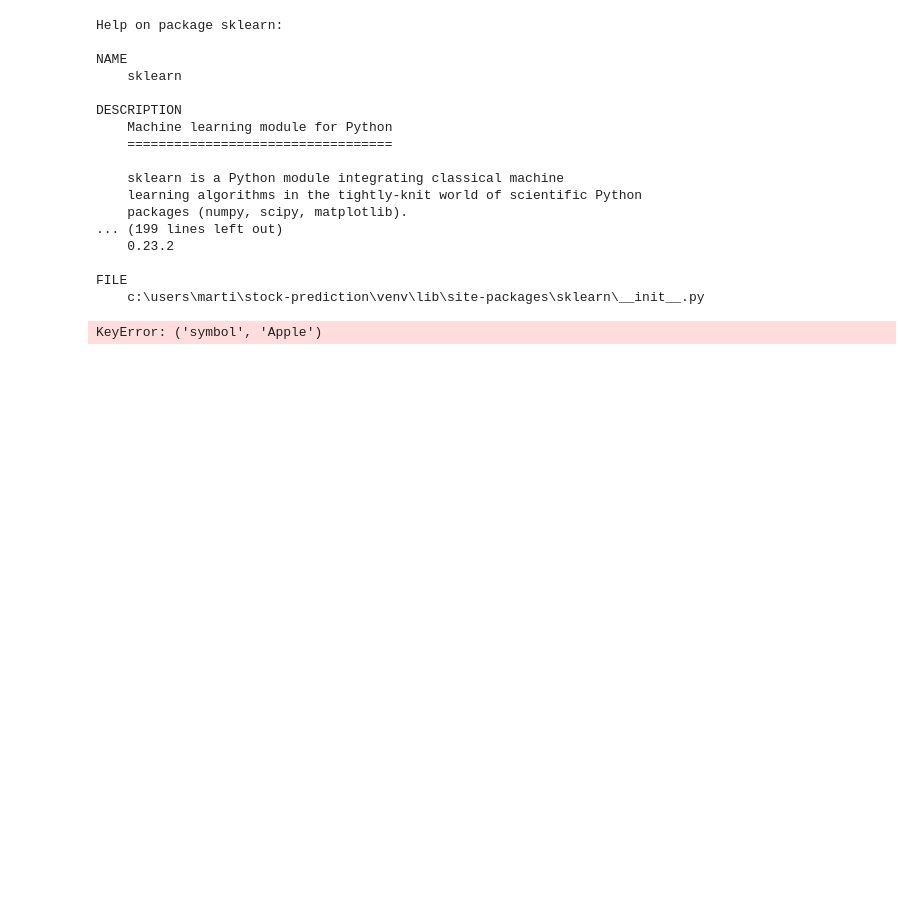
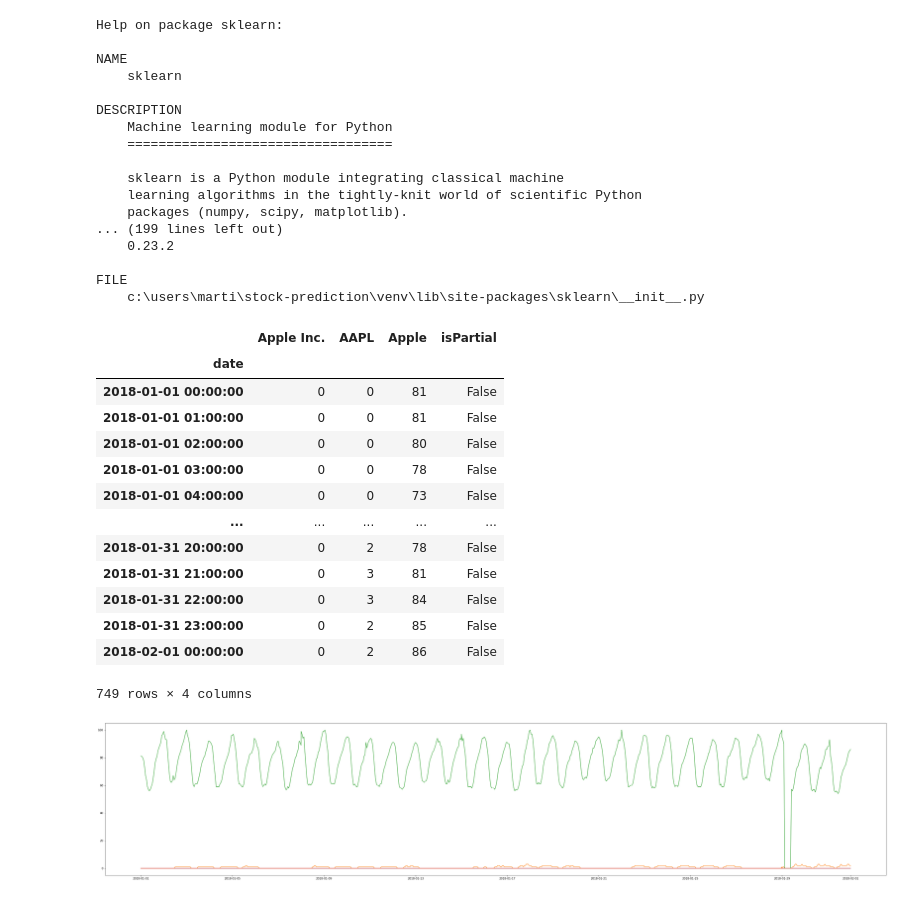
Before and after one commit to Sommerli/stock-prediction, a Jupyter notebook: stock_prediction.ipynb, the cells around one changed output. Drawn from its saved outputs; the diff is of its cells as text; code cells hidden in the pictures; blank space fills up the shorter version.

```diff
--- a/stock_prediction.ipynb
+++ b/stock_prediction.ipynb
@@ -148,19 +148,33 @@ FILE
 # %%
 def get_company_name(comp_name):
     if len(comp_name) > 2:
         return comp_name[0:1]
     else:
         return comp_name[0]
 
 
 # Google trends data
-keyword_list = [stock.info['shortName'], stock.info['symbol', get_company_name(stock.info['shortName'].split(' '))]]
+keyword_list = [stock.info['shortName'], stock.info['symbol'], get_company_name(stock.info['shortName'].split(' '))]
 
 #pytrend.build_payload(kw_list=[keyword_list])
 
 trend = pytrend.get_historical_interest(keyword_list, year_start=2018, month_start=1, day_start=1, hour_start=0, year_end=2018, month_end=2, day_end=1, hour_end=0, cat=0, geo='', gprop='', sleep=0)
 plt.figure(figsize=(50,10))
 plt.plot(trend)
 trend
 # %% [output]
+|  | Apple Inc. | AAPL | Apple | isPartial |
+| date |  |  |  |  |
+| 2018-01-01 00:00:00 | 0 | 0 | 81 | False |
+| 2018-01-01 01:00:00 | 0 | 0 | 81 | False |
+| 2018-01-01 02:00:00 | 0 | 0 | 80 | False |
+| 2018-01-01 03:00:00 | 0 | 0 | 78 | False |
+| 2018-01-01 04:00:00 | 0 | 0 | 73 | False |
+| ... | ... | ... | ... | ... |
+| 2018-01-31 20:00:00 | 0 | 2 | 78 | False |
+| 2018-01-31 21:00:00 | 0 | 3 | 81 | False |
+| 2018-01-31 22:00:00 | 0 | 3 | 84 | False |
+| 2018-01-31 23:00:00 | 0 | 2 | 85 | False |
+| 2018-02-01 00:00:00 | 0 | 2 | 86 | False |
-KeyError: ('symbol', 'Apple')
+749 rows × 4 columns
+[figure, added]
```
